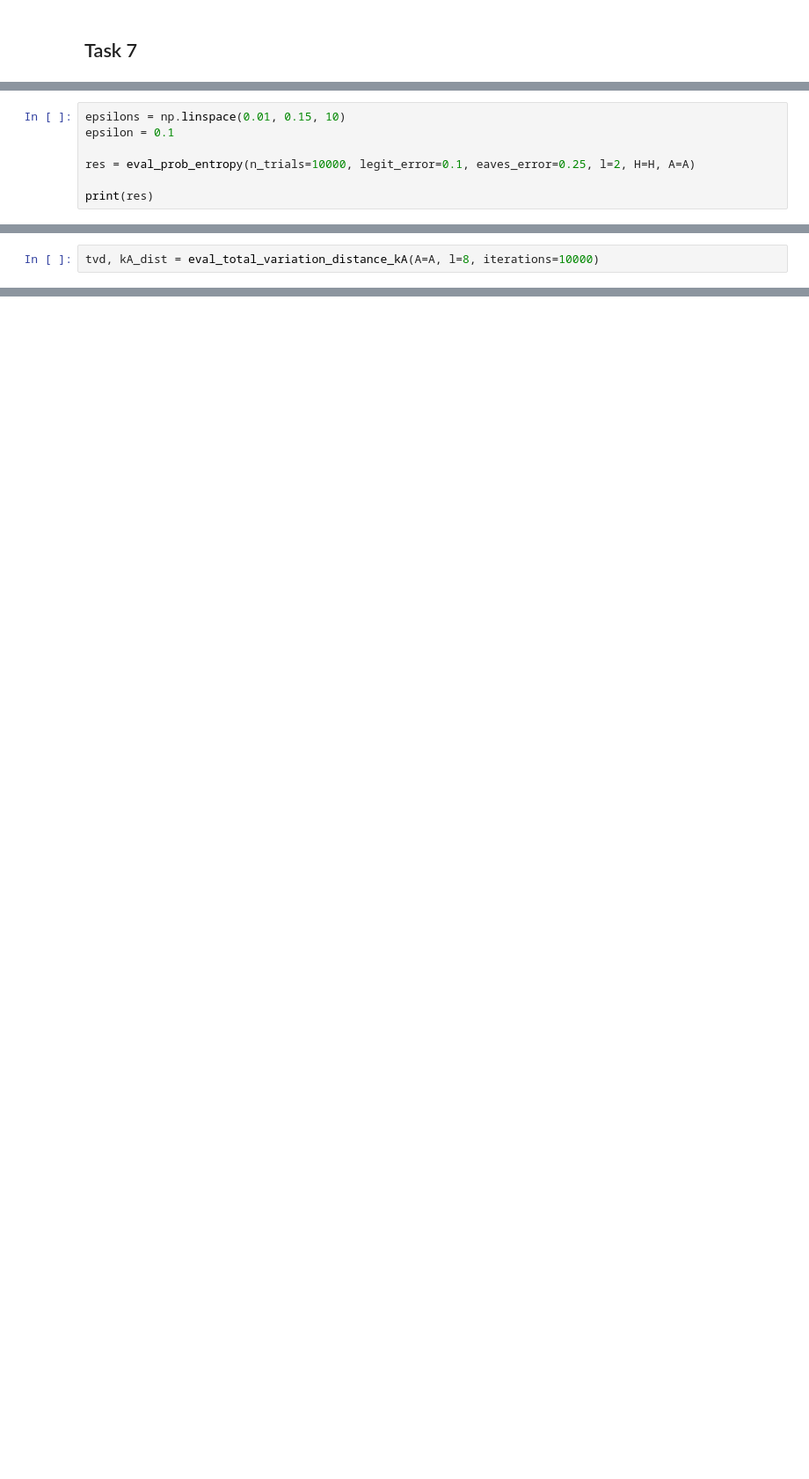
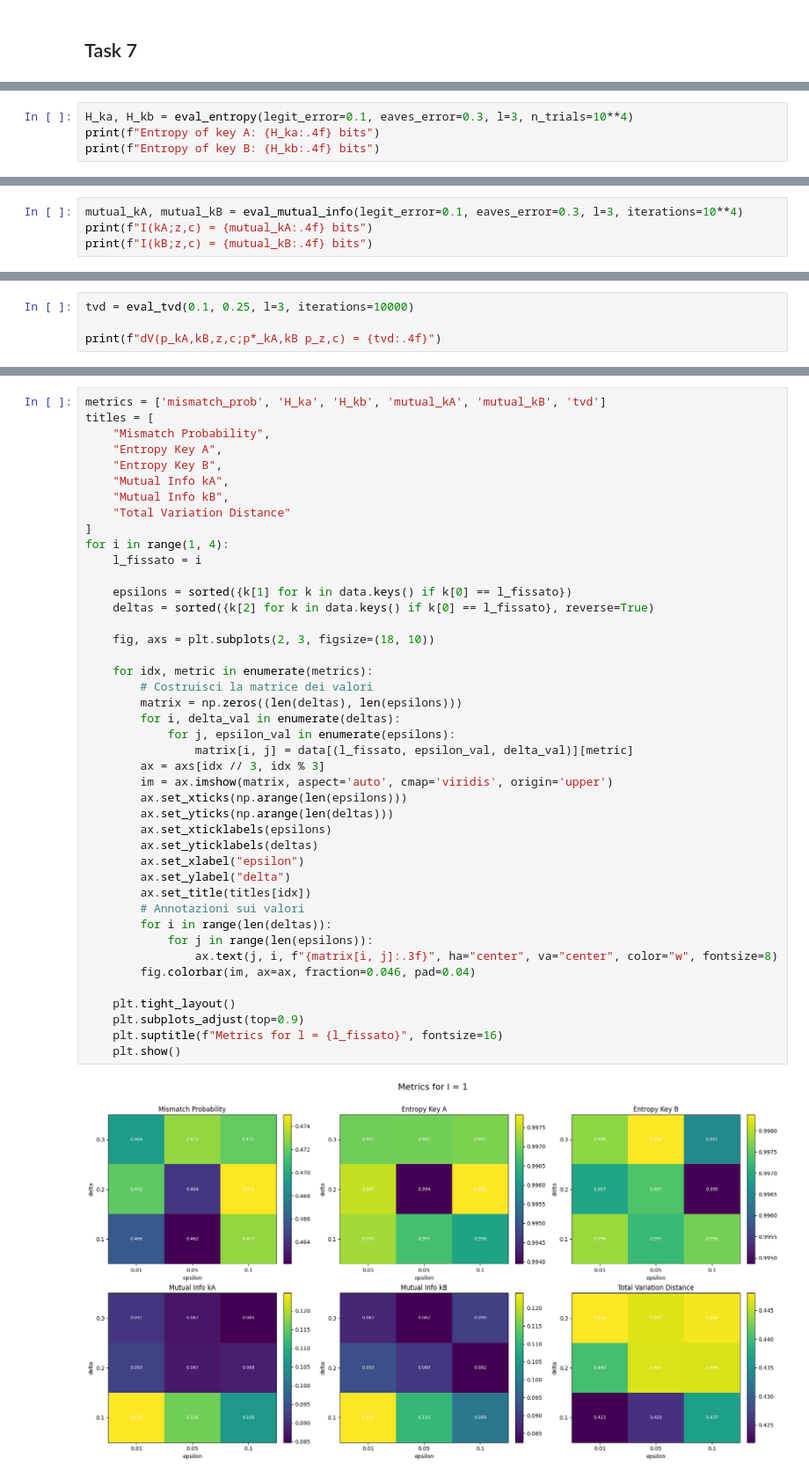
Before and after one commit to Massimo-Vettorello/Lab4I-S, a Jupyter notebook: code_sudormrf.ipynb, the cells around one changed output, grey strips where cells are left out. Shown at 88% size. Saved outputs shown, nothing was run; the diff lists cells and outputs as text; blank space fills up the shorter version.

```diff
--- a/code_sudormrf.ipynb
+++ b/code_sudormrf.ipynb
@@ -563,0 +617,4 @@ def eval_prob_entropy(legit_error, eaves_error, l, H, A, n_trials = 100):
+# %%
+H_ka, H_kb = eval_entropy(legit_error=0.1, eaves_error=0.3, l=3, n_trials=10**4)
+print(f"Entropy of key A: {H_ka:.4f} bits")
+print(f"Entropy of key B: {H_kb:.4f} bits")
@@ -609,0 +663,4 @@ def eval_mutual_info_kA_zc(H, A, l, iterations=10_000):
+# %%
+mutual_kA, mutual_kB = eval_mutual_info(legit_error=0.1, eaves_error=0.3, l=3, iterations=10**4)
+print(f"I(kA;z,c) = {mutual_kA:.4f} bits")
+print(f"I(kB;z,c) = {mutual_kB:.4f} bits")
@@ -638,7 +701,0 @@ def eval_total_variation_distance_kA(A, l, iterations=10_000):
-# %%
-epsilons = np.linspace(0.01, 0.15, 10)
-epsilon = 0.1
-
-res = eval_prob_entropy(n_trials=10000, legit_error=0.1, eaves_error=0.25, l=2, H=H, A=A)
-
-print(res)
@@ -668,3 +702,5 @@ Mutual Information I(kA ; z, c): 0.625679 bits
 # %%
-tvd, kA_dist = eval_total_variation_distance_kA(A=A, l=8, iterations=10000)
+tvd = eval_tvd(0.1, 0.25, l=3, iterations=10000)
+
+print(f"dV(p_kA,kB,z,c;p*_kA,kB p_z,c) = {tvd:.4f}")
 # %% [output]
@@ -734,0 +759,45 @@ Total Variation Distance (TVD) between kA and uniform: 0.042000
+# %%
+metrics = ['mismatch_prob', 'H_ka', 'H_kb', 'mutual_kA', 'mutual_kB', 'tvd']
+titles = [
+    "Mismatch Probability",
+    "Entropy Key A",
+    "Entropy Key B",
+    "Mutual Info kA",
+    "Mutual Info kB",
+    "Total Variation Distance"
+]
+for i in range(1, 4):
+    l_fissato = i
+
+    epsilons = sorted({k[1] for k in data.keys() if k[0] == l_fissato})
+    deltas = sorted({k[2] for k in data.keys() if k[0] == l_fissato}, reverse=True)
+
+    fig, axs = plt.subplots(2, 3, figsize=(18, 10))
+
+    for idx, metric in enumerate(metrics):
+        # Costruisci la matrice dei valori
+        matrix = np.zeros((len(deltas), len(epsilons)))
+        for i, delta_val in enumerate(deltas):
+            for j, epsilon_val in enumerate(epsilons):
+                matrix[i, j] = data[(l_fissato, epsilon_val, delta_val)][metric]
+        ax = axs[idx // 3, idx % 3]
+        im = ax.imshow(matrix, aspect='auto', cmap='viridis', origin='upper')
+        ax.set_xticks(np.arange(len(epsilons)))
+        ax.set_yticks(np.arange(len(deltas)))
+        ax.set_xticklabels(epsilons)
+        ax.set_yticklabels(deltas)
+        ax.set_xlabel("epsilon")
+        ax.set_ylabel("delta")
+        ax.set_title(titles[idx])
+        # Annotazioni sui valori
+        for i in range(len(deltas)):
+            for j in range(len(epsilons)):
+                ax.text(j, i, f"{matrix[i, j]:.3f}", ha="center", va="center", color="w", fontsize=8)
+        fig.colorbar(im, ax=ax, fraction=0.046, pad=0.04)
+
+    plt.tight_layout()
+    plt.subplots_adjust(top=0.9)
+    plt.suptitle(f"Metrics for l = {l_fissato}", fontsize=16)
+    plt.show()
+# %% [output]
+[figure, added]
```
Also changed, not shown: parts of 21 cells of this notebook.
